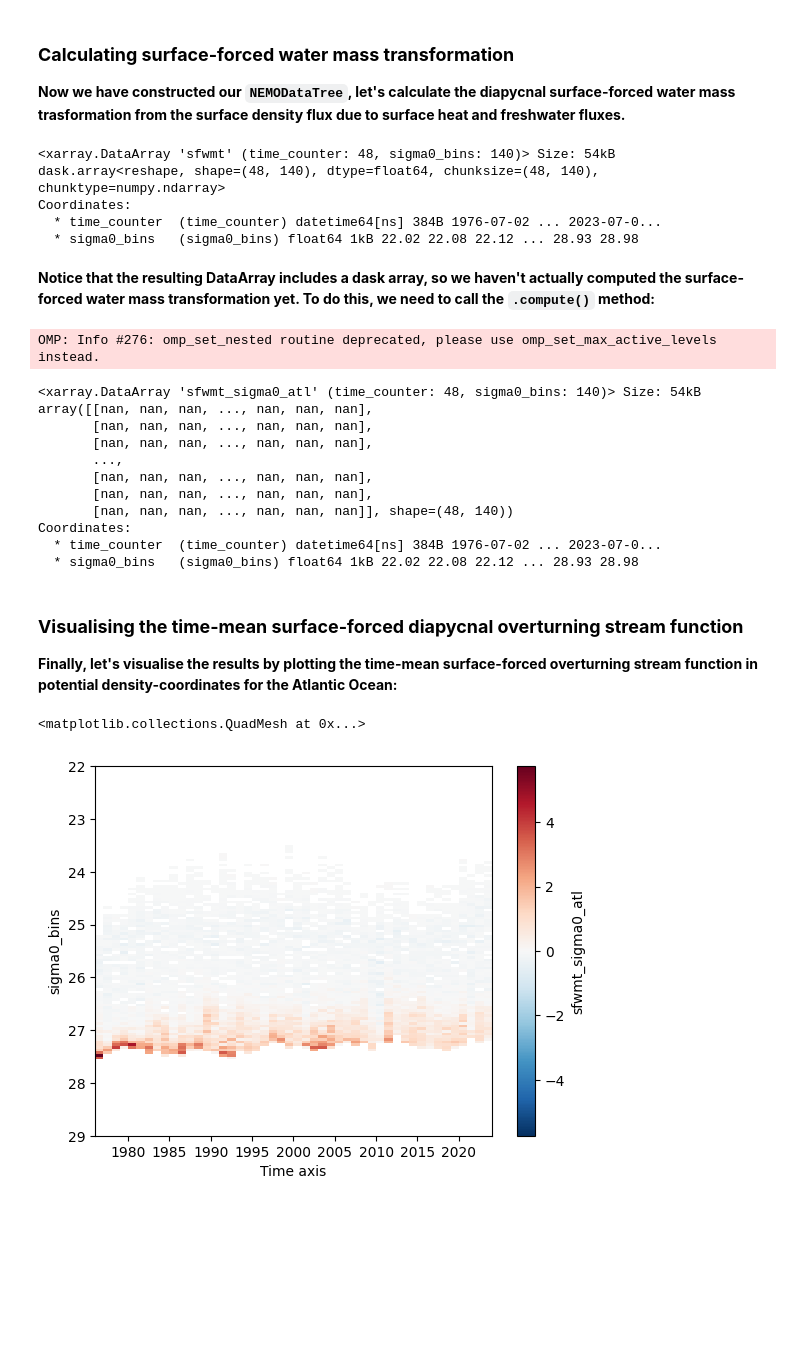
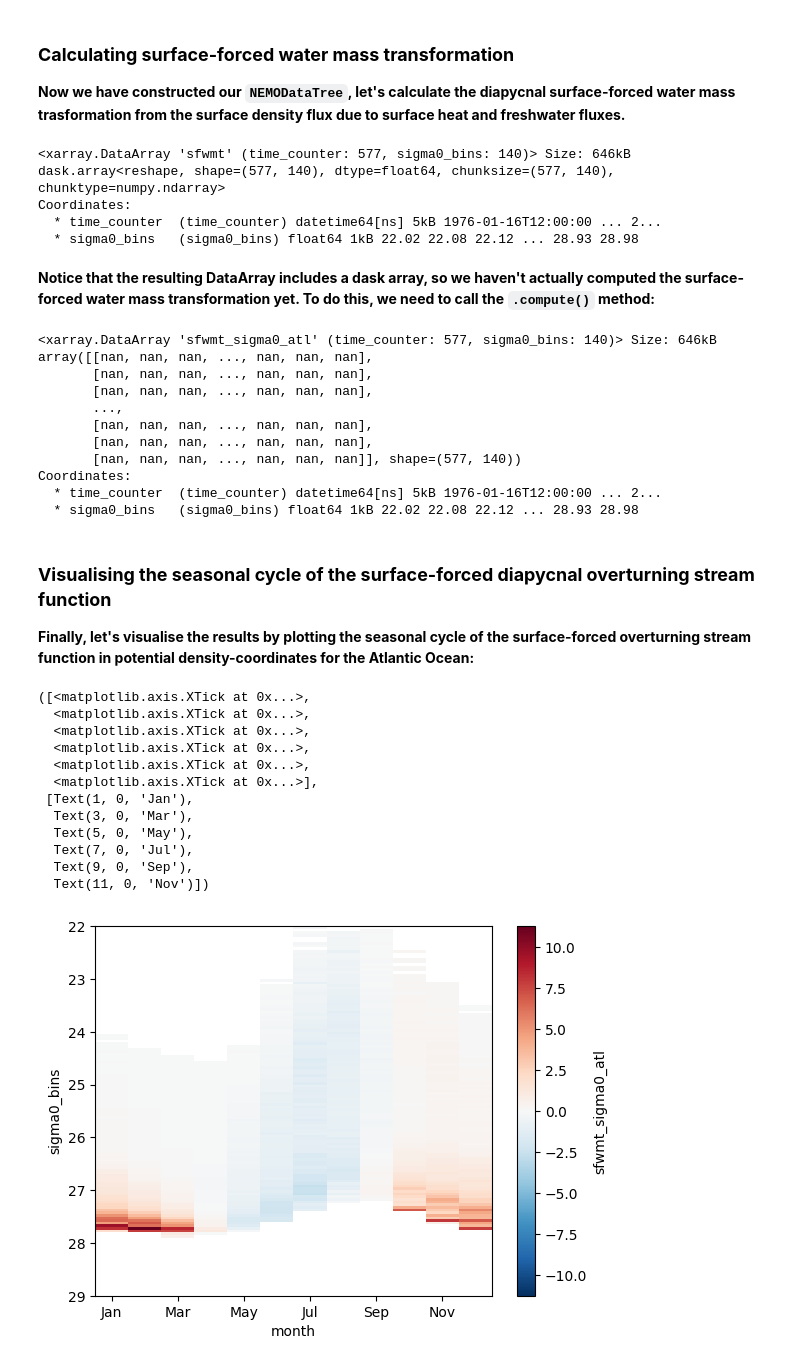
Before and after one commit to NOC-MSM/nemo_cookbook, a Jupyter notebook: recipes/recipe_sfwmt_sigma0.ipynb, the cells around one changed output. Saved outputs shown, nothing was run; the diff lists cells and outputs as text; code cells hidden in the pictures; blank space fills up the shorter version.

Commit message:
Update SFWMT recipe to use monthly JRA55v1 data & latest domain_cfg and IHO World Sea polygons.

```diff
--- a/recipes/recipe_sfwmt_sigma0.ipynb
+++ b/recipes/recipe_sfwmt_sigma0.ipynb
@@ -61,9 +62,9 @@ client
 **Let's begin by loading the polygons defining the IHO World Seas regions**.
 # %%
 # Open IHO World Seas polygons from GitHub as Pandas DataFrame:
-IHO_World_Seas_filepath = "https://raw.githubusercontent.com/NOC-MSM/nemo_cookbook/main/docs/docs/assets/data/World_Seas_IHO_v3_polygons.parquet"
+filepaths = ncb.examples.get_filepaths("IHO")
 
-df_IHO_World_Seas = pd.read_parquet(IHO_World_Seas_filepath)
+df_IHO_World_Seas = pd.read_parquet(filepaths['IHO_World_Seas_v3_polygons.parquet'])
 df_IHO_World_Seas
 # %% [output]
 |  | ID | Name | MRGID | Longitudes | Latitudes |
@@ -181,7 +163,7 @@ ds_gridT['beta'].name = 'beta'
 # %%
 # Define dictionary of grid datasets defining eORCA1 parent model domain with no child/grand-child nests:
 # Note: domain_cfg z-dimension is expected to be named 'nav_lev'.
-datasets = {"parent": {"domain": ds_domain, "gridT": ds_gridT, "icemod": ds_icemod}}
+datasets = {"parent": {"domain": ds_domain, "gridT": ds_gridT}}
 
 # Initialise a new NEMODataTree whose parent domain is zonally periodic & north-folding on F-points:
 nemo = NEMODataTree.from_datasets(datasets=datasets, iperio=True, nftype="F")
@@ -258,10 +240,10 @@ sfwmt_sigma0_atl = nemo.binned_statistic(grid="/gridT",
 
 sfwmt_sigma0_atl
 # %% [output]
-<xarray.DataArray 'sfwmt' (time_counter: 48, sigma0_bins: 140)> Size: 54kB
-dask.array<reshape, shape=(48, 140), dtype=float64, chunksize=(48, 140), chunktype=numpy.ndarray>
+<xarray.DataArray 'sfwmt' (time_counter: 577, sigma0_bins: 140)> Size: 646kB
+dask.array<reshape, shape=(577, 140), dtype=float64, chunksize=(577, 140), chunktype=numpy.ndarray>
 Coordinates:
-  * time_counter  (time_counter) datetime64[ns] 384B 1976-07-02 ... 2023-07-0...
+  * time_counter  (time_counter) datetime64[ns] 5kB 1976-01-16T12:00:00 ... 2...
   * sigma0_bins   (sigma0_bins) float64 1kB 22.02 22.08 22.12 ... 28.93 28.98
 # %% [markdown]
 **Notice that the resulting DataArray includes a dask array, so we haven't actually computed the surface-forced water mass transformation yet. To do this, we need to call the ``.compute()`` method:**
@@ -272,24 +254,36 @@ sfwmt_sigma0_atl.name = 'sfwmt_sigma0_atl'
 
 sfwmt_sigma0_atl
 # %% [output]
-OMP: Info #276: omp_set_nested routine deprecated, please use omp_set_max_active_levels instead.
+<xarray.DataArray 'sfwmt_sigma0_atl' (time_counter: 577, sigma0_bins: 140)> Size: 646kB
+array([[nan, nan, nan, ..., nan, nan, nan],
+       [nan, nan, nan, ..., nan, nan, nan],
+       [nan, nan, nan, ..., nan, nan, nan],
+       ...,
+       [nan, nan, nan, ..., nan, nan, nan],
+       [nan, nan, nan, ..., nan, nan, nan],
+       [nan, nan, nan, ..., nan, nan, nan]], shape=(577, 140))
+Coordinates:
+  * time_counter  (time_counter) datetime64[ns] 5kB 1976-01-16T12:00:00 ... 2...
+  * sigma0_bins   (sigma0_bins) float64 1kB 22.02 22.08 22.12 ... 28.93 28.98
-<xarray.DataArray 'sfwmt_sigma0_atl' (time_counter: 48, sigma0_bins: 140)> Size: 54kB
-array([[nan, nan, nan, ..., nan, nan, nan],
-       [nan, nan, nan, ..., nan, nan, nan],
-       [nan, nan, nan, ..., nan, nan, nan],
-       ...,
-       [nan, nan, nan, ..., nan, nan, nan],
-       [nan, nan, nan, ..., nan, nan, nan],
-       [nan, nan, nan, ..., nan, nan, nan]], shape=(48, 140))
-Coordinates:
-  * time_counter  (time_counter) datetime64[ns] 384B 1976-07-02 ... 2023-07-0...
-  * sigma0_bins   (sigma0_bins) float64 1kB 22.02 22.08 22.12 ... 28.93 28.98
 # %% [markdown]
-### **Visualising the time-mean surface-forced diapycnal overturning stream function**
+### **Visualising the seasonal cycle of the surface-forced diapycnal overturning stream function**
 
-**Finally, let's visualise the results by plotting the time-mean surface-forced overturning stream function in potential density-coordinates for the Atlantic Ocean:**
+**Finally, let's visualise the results by plotting the seasonal cycle of the surface-forced overturning stream function in potential density-coordinates for the Atlantic Ocean:**
-# %%
-sfwmt_sigma0_atl.plot(y='sigma0_bins', yincrease=False)
-# %% [output]
-<matplotlib.collections.QuadMesh at 0x...>
-[figure, removed]
+# %%
+sfwmt_sigma0_atl.groupby('time_counter.month').mean().plot(y='sigma0_bins', yincrease=False)
+# Include tick labels for months:
+plt.xticks(ticks=np.arange(1, 13, 2), labels=['Jan', 'Mar', 'May', 'Jul', 'Sep', 'Nov'])
+# %% [output]
+([<matplotlib.axis.XTick at 0x...>,
+  <matplotlib.axis.XTick at 0x...>,
+  <matplotlib.axis.XTick at 0x...>,
+  <matplotlib.axis.XTick at 0x...>,
+  <matplotlib.axis.XTick at 0x...>,
+  <matplotlib.axis.XTick at 0x...>],
+ [Text(1, 0, 'Jan'),
+  Text(3, 0, 'Mar'),
+  Text(5, 0, 'May'),
+  Text(7, 0, 'Jul'),
+  Text(9, 0, 'Sep'),
+  Text(11, 0, 'Nov')])
+[figure, added]
```
Also changed, not shown: parts of 6 cells of this notebook.
